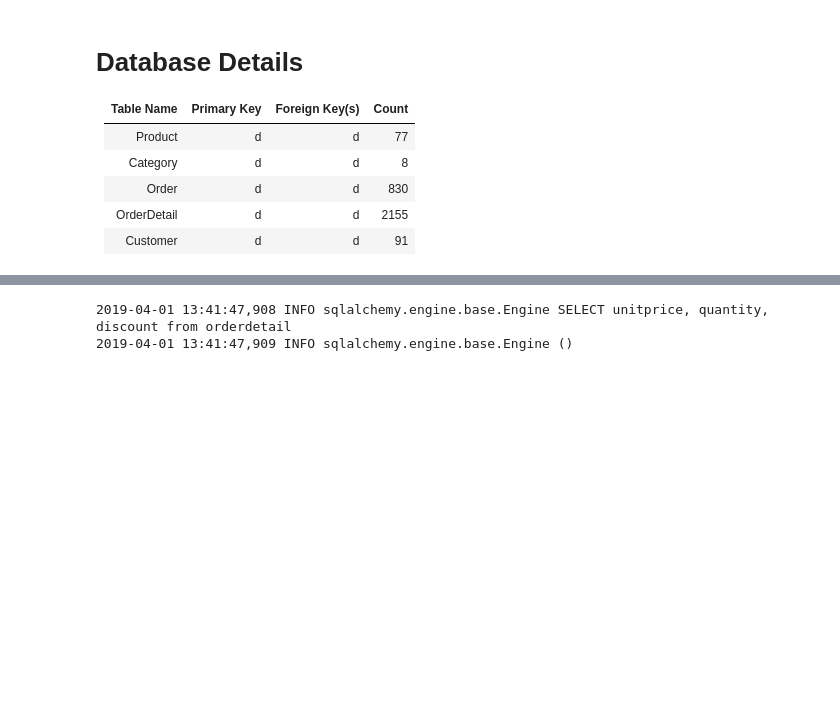
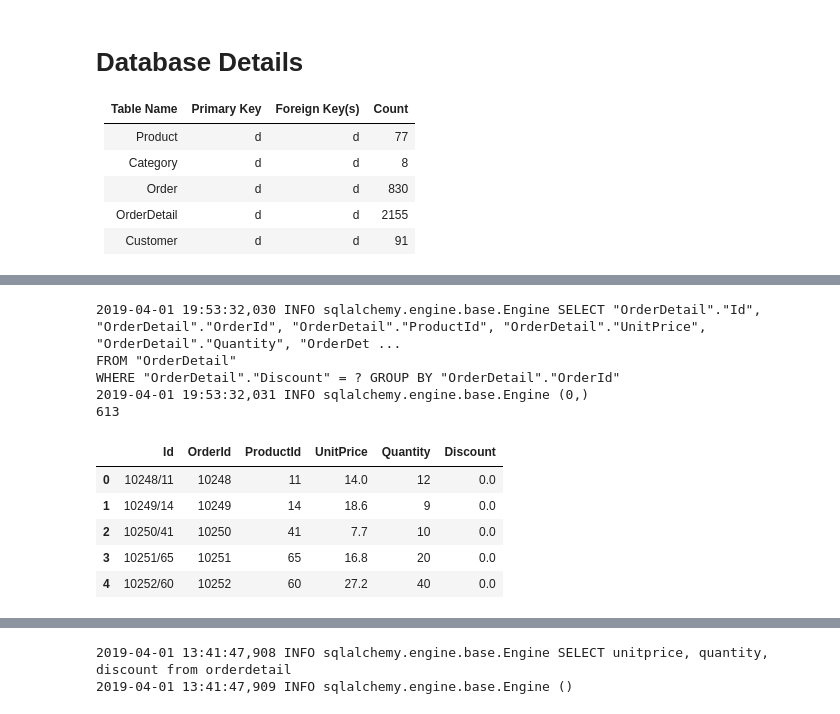
Before and after one commit to whitcrrd/dsc-2-final-project-online-ds-ft-021119, a Jupyter notebook: project-outline.ipynb, the cells around one changed output, grey strips where cells are left out. Saved outputs shown, nothing was run; the diff lists cells and outputs as text; code cells hidden in the pictures; blank space fills up the shorter version.

```diff
--- a/project-outline.ipynb
+++ b/project-outline.ipynb
@@ -64,0 +177,17 @@ print(inspector.get_table_names()) # print table names
+# %%
+q = session.query(OrderDetail).filter(OrderDetail.Discount == 0).group_by(OrderDetail.OrderId)
+df = pd.read_sql(q.statement, engine)
+print(len(df))
+df.head()
+# %% [output]
+2019-04-01 19:53:32,030 INFO sqlalchemy.engine.base.Engine SELECT "OrderDetail"."Id", "OrderDetail"."OrderId", "OrderDetail"."ProductId", "OrderDetail"."UnitPrice", "OrderDetail"."Quantity", "OrderDet ...
+FROM "OrderDetail"
+WHERE "OrderDetail"."Discount" = ? GROUP BY "OrderDetail"."OrderId"
+2019-04-01 19:53:32,031 INFO sqlalchemy.engine.base.Engine (0,)
+613
+|  | Id | OrderId | ProductId | UnitPrice | Quantity | Discount |
+| 0 | 10248/11 | 10248 | 11 | 14.0 | 12 | 0.0 |
+| 1 | 10249/14 | 10249 | 14 | 18.6 | 9 | 0.0 |
+| 2 | 10250/41 | 10250 | 41 | 7.7 | 10 | 0.0 |
+| 3 | 10251/65 | 10251 | 65 | 16.8 | 20 | 0.0 |
+| 4 | 10252/60 | 10252 | 60 | 27.2 | 40 | 0.0 |
```
Also changed, not shown: parts of 25 cells of this notebook.
